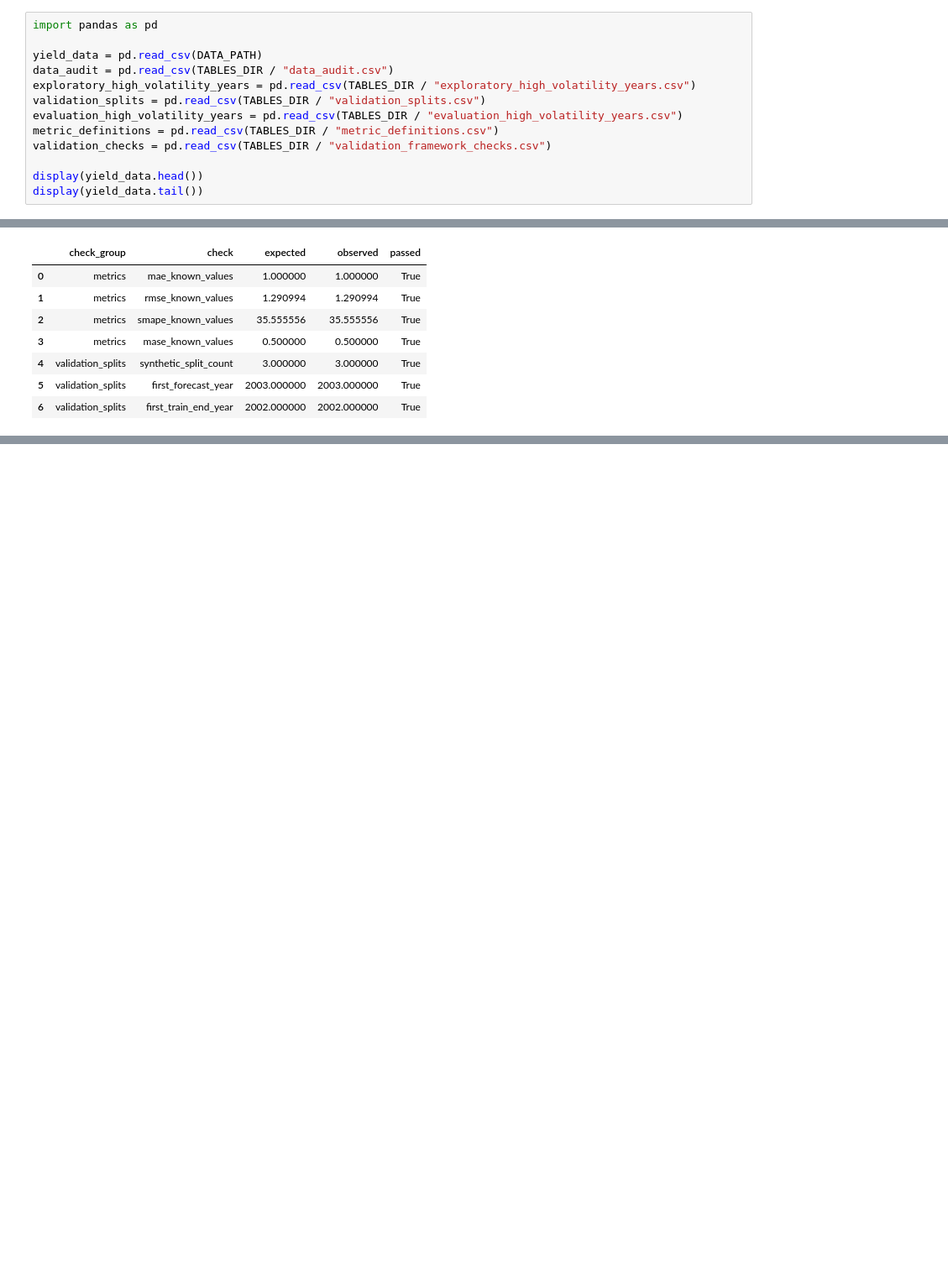
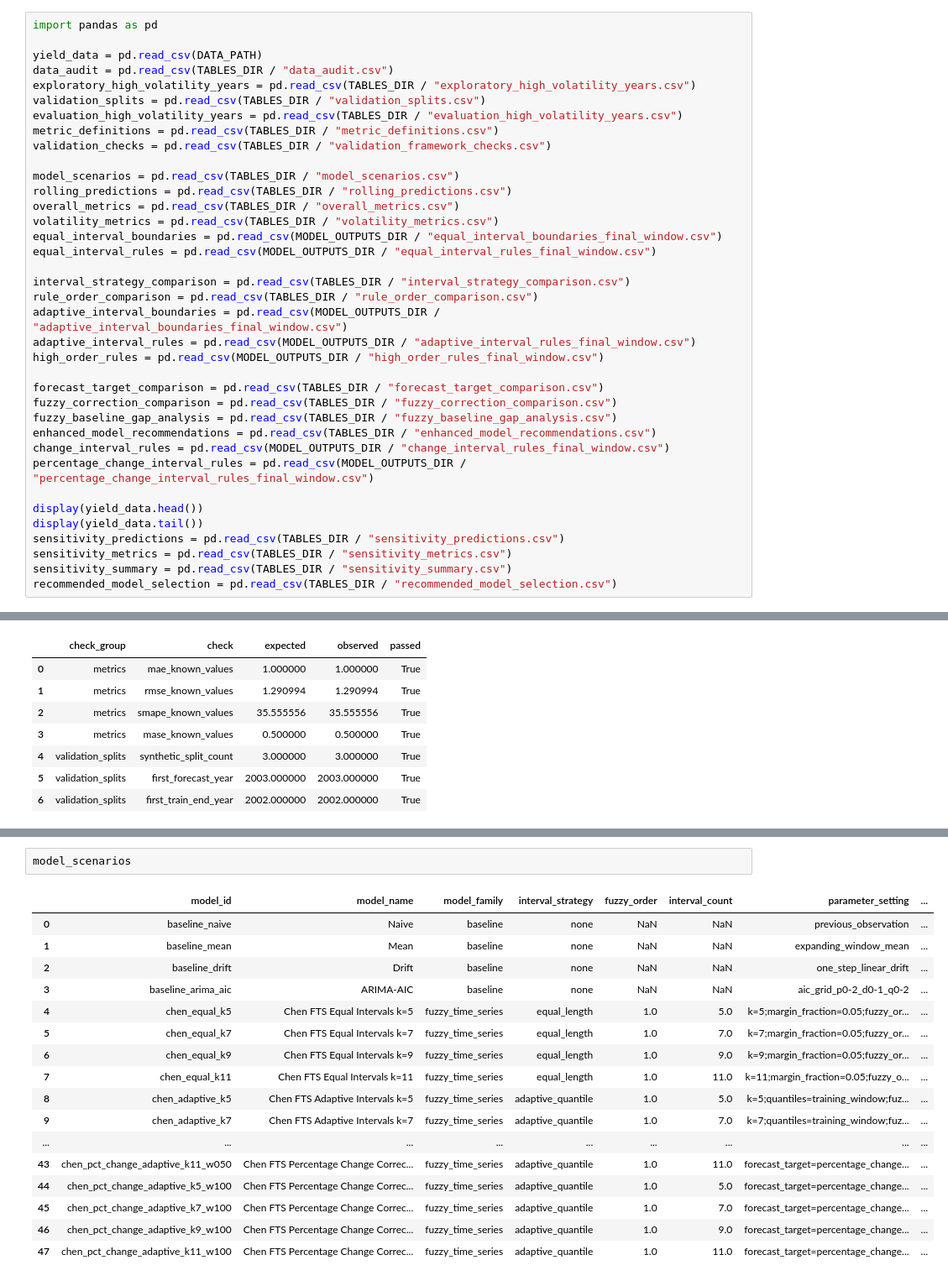
Before and after one commit to Richmiz/Fuzzy, a Jupyter notebook: notebooks/ghana_cocoa_yield_forecasting.ipynb, the cells around one changed output, grey strips where cells are left out. Shown at 84% size. Drawn from its saved outputs; the diff is of its cells as text; blank space fills up the shorter version.

```diff
--- a/notebooks/ghana_cocoa_yield_forecasting.ipynb
+++ b/notebooks/ghana_cocoa_yield_forecasting.ipynb
@@ -59,8 +66,32 @@ evaluation_high_volatility_years = pd.read_csv(TABLES_DIR / "evaluation_high_vol
 metric_definitions = pd.read_csv(TABLES_DIR / "metric_definitions.csv")
 validation_checks = pd.read_csv(TABLES_DIR / "validation_framework_checks.csv")
 
+model_scenarios = pd.read_csv(TABLES_DIR / "model_scenarios.csv")
+rolling_predictions = pd.read_csv(TABLES_DIR / "rolling_predictions.csv")
+overall_metrics = pd.read_csv(TABLES_DIR / "overall_metrics.csv")
+volatility_metrics = pd.read_csv(TABLES_DIR / "volatility_metrics.csv")
+equal_interval_boundaries = pd.read_csv(MODEL_OUTPUTS_DIR / "equal_interval_boundaries_final_window.csv")
+equal_interval_rules = pd.read_csv(MODEL_OUTPUTS_DIR / "equal_interval_rules_final_window.csv")
+
+interval_strategy_comparison = pd.read_csv(TABLES_DIR / "interval_strategy_comparison.csv")
+rule_order_comparison = pd.read_csv(TABLES_DIR / "rule_order_comparison.csv")
+adaptive_interval_boundaries = pd.read_csv(MODEL_OUTPUTS_DIR / "adaptive_interval_boundaries_final_window.csv")
+adaptive_interval_rules = pd.read_csv(MODEL_OUTPUTS_DIR / "adaptive_interval_rules_final_window.csv")
+high_order_rules = pd.read_csv(MODEL_OUTPUTS_DIR / "high_order_rules_final_window.csv")
+
+forecast_target_comparison = pd.read_csv(TABLES_DIR / "forecast_target_comparison.csv")
+fuzzy_correction_comparison = pd.read_csv(TABLES_DIR / "fuzzy_correction_comparison.csv")
+fuzzy_baseline_gap_analysis = pd.read_csv(TABLES_DIR / "fuzzy_baseline_gap_analysis.csv")
+enhanced_model_recommendations = pd.read_csv(TABLES_DIR / "enhanced_model_recommendations.csv")
+change_interval_rules = pd.read_csv(MODEL_OUTPUTS_DIR / "change_interval_rules_final_window.csv")
+percentage_change_interval_rules = pd.read_csv(MODEL_OUTPUTS_DIR / "percentage_change_interval_rules_final_window.csv")
+
 display(yield_data.head())
 display(yield_data.tail())
+sensitivity_predictions = pd.read_csv(TABLES_DIR / "sensitivity_predictions.csv")
+sensitivity_metrics = pd.read_csv(TABLES_DIR / "sensitivity_metrics.csv")
+sensitivity_summary = pd.read_csv(TABLES_DIR / "sensitivity_summary.csv")
+recommended_model_selection = pd.read_csv(TABLES_DIR / "recommended_model_selection.csv")
 # %% [output]
 |  | year | yield_tonnes_per_hectare | yield_lag1 | absolute_change | percentage_change | absolute_percentage_change | ... |
 | 0 | 1961 | 0.2364 | NaN | NaN | NaN | NaN | ... |
@@ -254,0 +288,20 @@ validation_checks
+# %%
+model_scenarios
+# %% [output]
+|  | model_id | model_name | model_family | interval_strategy | fuzzy_order | interval_count | parameter_setting | ... |
+| 0 | baseline_naive | Naive | baseline | none | NaN | NaN | previous_observation | ... |
+| 1 | baseline_mean | Mean | baseline | none | NaN | NaN | expanding_window_mean | ... |
+| 2 | baseline_drift | Drift | baseline | none | NaN | NaN | one_step_linear_drift | ... |
+| 3 | baseline_arima_aic | ARIMA-AIC | baseline | none | NaN | NaN | aic_grid_p0-2_d0-1_q0-2 | ... |
+| 4 | chen_equal_k5 | Chen FTS Equal Intervals k=5 | fuzzy_time_series | equal_length | 1.0 | 5.0 | k=5;margin_fraction=0.05;fuzzy_or... | ... |
+| 5 | chen_equal_k7 | Chen FTS Equal Intervals k=7 | fuzzy_time_series | equal_length | 1.0 | 7.0 | k=7;margin_fraction=0.05;fuzzy_or... | ... |
+| 6 | chen_equal_k9 | Chen FTS Equal Intervals k=9 | fuzzy_time_series | equal_length | 1.0 | 9.0 | k=9;margin_fraction=0.05;fuzzy_or... | ... |
+| 7 | chen_equal_k11 | Chen FTS Equal Intervals k=11 | fuzzy_time_series | equal_length | 1.0 | 11.0 | k=11;margin_fraction=0.05;fuzzy_o... | ... |
+| 8 | chen_adaptive_k5 | Chen FTS Adaptive Intervals k=5 | fuzzy_time_series | adaptive_quantile | 1.0 | 5.0 | k=5;quantiles=training_window;fuz... | ... |
+| 9 | chen_adaptive_k7 | Chen FTS Adaptive Intervals k=7 | fuzzy_time_series | adaptive_quantile | 1.0 | 7.0 | k=7;quantiles=training_window;fuz... | ... |
+| ... | ... | ... | ... | ... | ... | ... | ... | ... |
+| 43 | chen_pct_change_adaptive_k11_w050 | Chen FTS Percentage Change Correc... | fuzzy_time_series | adaptive_quantile | 1.0 | 11.0 | forecast_target=percentage_change... | ... |
+| 44 | chen_pct_change_adaptive_k5_w100 | Chen FTS Percentage Change Correc... | fuzzy_time_series | adaptive_quantile | 1.0 | 5.0 | forecast_target=percentage_change... | ... |
+| 45 | chen_pct_change_adaptive_k7_w100 | Chen FTS Percentage Change Correc... | fuzzy_time_series | adaptive_quantile | 1.0 | 7.0 | forecast_target=percentage_change... | ... |
+| 46 | chen_pct_change_adaptive_k9_w100 | Chen FTS Percentage Change Correc... | fuzzy_time_series | adaptive_quantile | 1.0 | 9.0 | forecast_target=percentage_change... | ... |
+| 47 | chen_pct_change_adaptive_k11_w100 | Chen FTS Percentage Change Correc... | fuzzy_time_series | adaptive_quantile | 1.0 | 11.0 | forecast_target=percentage_change... | ... |
```
Also changed, not shown: parts of 42 cells of this notebook, 31 other files.
